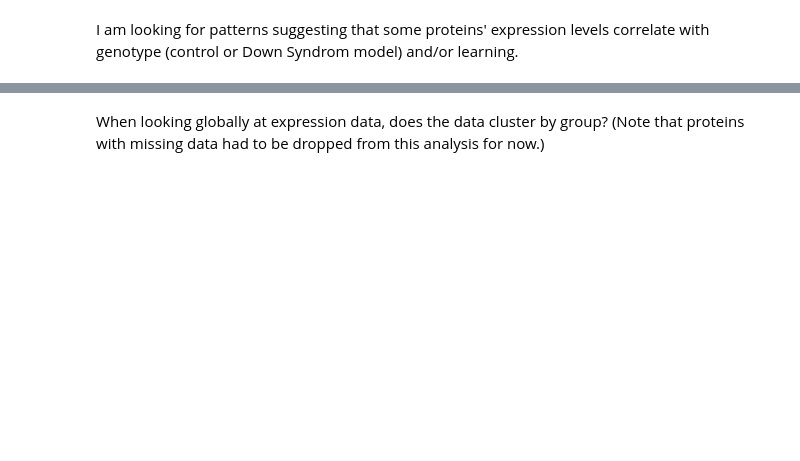
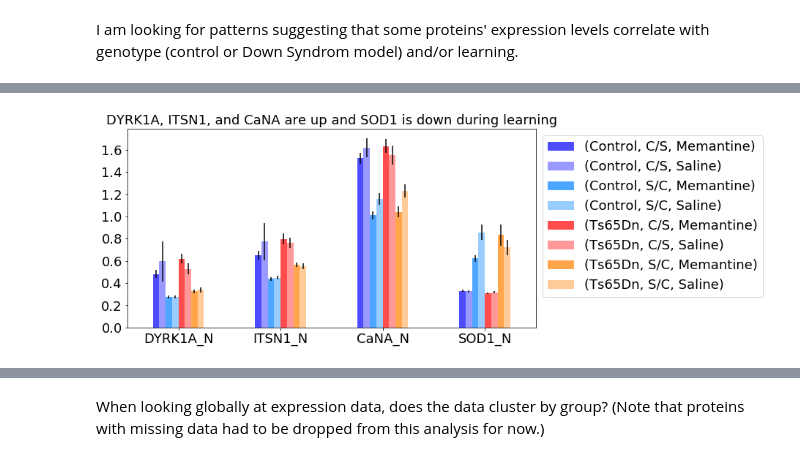
Before and after one commit to Adenordis/Springboard-Capstone-1, a Jupyter notebook: Capstone1_DataVis.ipynb, the cells around one changed output, grey strips where cells are left out. Drawn from its saved outputs; the diff is of its cells as text; code cells hidden in the pictures; blank space fills up the shorter version.

```diff
--- a/Capstone1_DataVis.ipynb
+++ b/Capstone1_DataVis.ipynb
@@ -51,0 +47,20 @@ Index(['DYRK1A_N', 'ITSN1_N', 'BDNF_N', 'NR1_N', 'NR2A_N', 'pAKT_N', 'pBRAF_N',
+# %%
+def selectedbargraph(column_names, **kwargs):
+    # makes a bar graph with means and SEMs from each group of mice for the
+    # selected proteins of data1 using the colors previously set up.
+    selection = data1.loc[:,column_names]
+    means = selection.groupby(selection.index).mean().transpose()
+    stds = selection.groupby(selection.index).std().transpose()
+    counts = selection.groupby(selection.index).count().transpose()
+    sems = stds / np.sqrt(counts)
+    bar_ax = means.plot(kind = 'bar', yerr = sems, color = colors, **kwargs)
+    return bar_ax
+
+# Bar graph to see whether the mean levels of DYRK1A, ITSNI, CaNA, and SOD1 appear to be different with and without learning
+columns1 = ['DYRK1A_N','ITSN1_N','CaNA_N','SOD1_N']
+bar_ax = selectedbargraph(columns1,figsize = (10,5), fontsize = 18, rot=0,
+                         title = 'DYRK1A, ITSN1, and CaNA are up and SOD1 is down during learning')
+plt.legend(loc='upper left', bbox_to_anchor = [1,1], fontsize = 18)
+bar_ax.title.set_fontsize(18)
+# %% [output]
+[figure, added]
```
Also changed, not shown: parts of 22 cells of this notebook.
